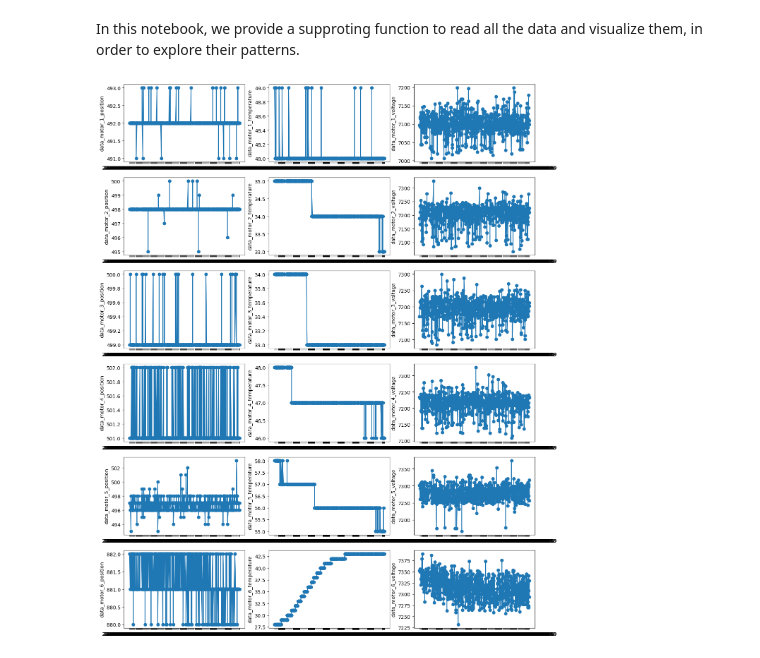
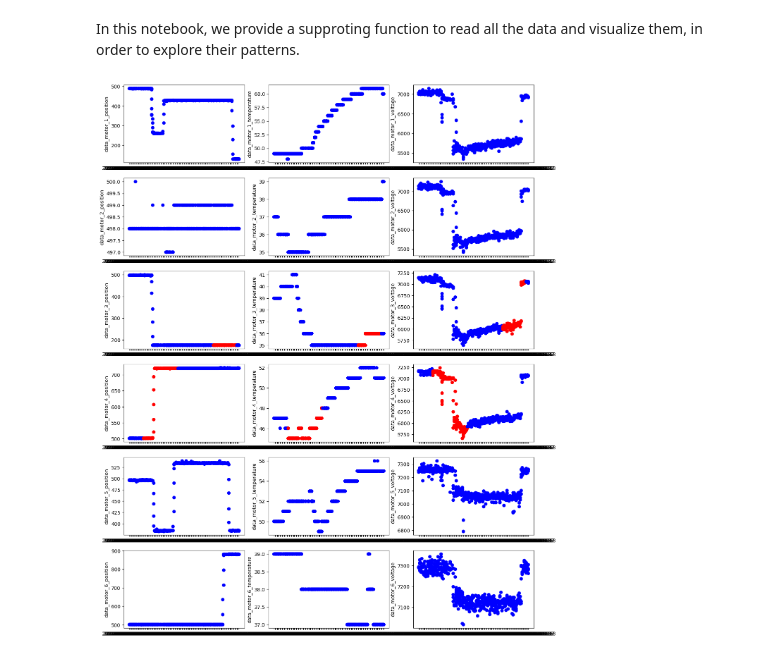
Before and after one commit to sonic160/digital_twin_robot, a Jupyter notebook: course_project_DARR/WP3_Data challenge preparation/supports/fault_detection_model_developement/visualize_collected_data.ipynb, the cells around one changed output. Drawn from its saved outputs; the diff is of its cells as text; code cells hidden in the pictures.

Commit message:
working on the preprocessing of the actual data for WP3

```diff
--- a/course_project_DARR/WP3_Data challenge preparation/supports/fault_detection_model_developement/visualize_collected_data.ipynb
+++ b/course_project_DARR/WP3_Data challenge preparation/supports/fault_detection_model_developement/visualize_collected_data.ipynb
@@ -50,32 +50,34 @@ path_training = ['static_with_fault_1', 'static_with_fault_2', 'static_with_faul
 'steady_state_after_movement', 'steady_state_not_moving', 'task_normal', 'task_fault'
 ]
 
-path_header = '../data_collection/collected_data/'
+# path_header = '../data_collection/collected_data/'
+path_header = os.path.abspath('../data_collection/collected_data/')
 
 df = pd.DataFrame()
 for tmp_path in path_training:
-    path = path_header + tmp_path
+    # path = path_header + tmp_path
+    path = path_header + '/' + tmp_path
     tmp_df = combine_csv(path, tmp_path)
     df = pd.concat([df, tmp_df])
     df = df.reset_index(drop=True)
 # %%
 import pandas as pd
 import matplotlib.pyplot as plt
 
 # Change the file name to the one you want to visualize.
-selected_sequence_idx = 'static_with_fault_6'
+selected_sequence_idx = 'task_fault'
 filtered_df = df[df['test_condition'] == selected_sequence_idx]
-
 fig, axes = plt.subplots(nrows=6, ncols=3, figsize=(15, 20))
 for ax, col in zip(axes.flat, ['data_motor_1_position', 'data_motor_1_temperature', 'data_motor_1_voltage',
     'data_motor_2_position', 'data_motor_2_temperature', 'data_motor_2_voltage',
     'data_motor_3_position', 'data_motor_3_temperature', 'data_motor_3_voltage',
     'data_motor_4_position', 'data_motor_4_temperature', 'data_motor_4_voltage',
     'data_motor_5_position', 'data_motor_5_temperature', 'data_motor_5_voltage',
     'data_motor_6_position', 'data_motor_6_temperature', 'data_motor_6_voltage']):
-    ax.plot(filtered_df['time'], filtered_df[col], marker='o', label=col)
+    motor_num = col.split('_')[2]
+    label_col = f'data_motor_{motor_num}_label'
+    ax.scatter(filtered_df['time'], filtered_df[col], c=filtered_df[label_col].map({0: 'blue', 1: 'red'}), marker='o', label=col)
     ax.set_ylabel(col)
-
 plt.show()
 # %% [output]
-[figure, old version]
+[figure, new version]
```
Also changed, not shown: 2 other files.
